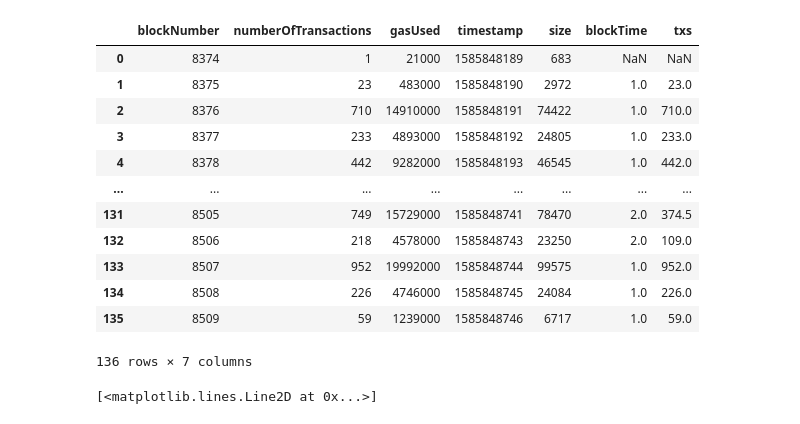
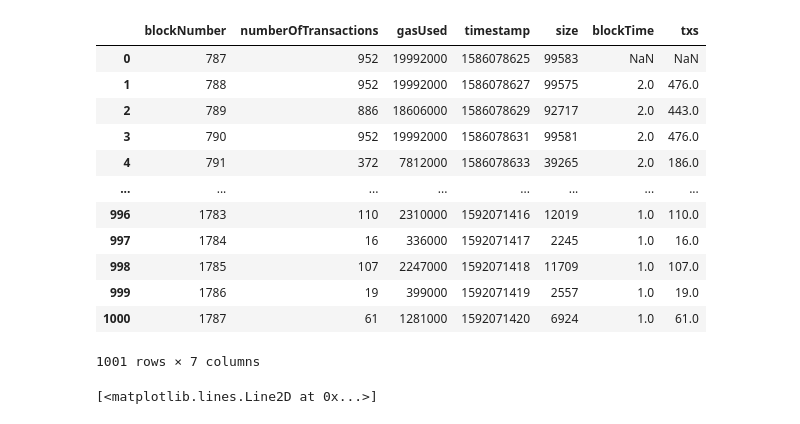
Before and after one commit to lab10-coop/honey-badger-testing, a Jupyter notebook: jupyter/block_analysis.ipynb, the cells around one changed output. Saved outputs shown, nothing was run; the diff lists cells and outputs as text; code cells hidden in the pictures.

Commit message:
performance data after updating 1 Node to new Openethereum Software.

```diff
--- a/jupyter/block_analysis.ipynb
+++ b/jupyter/block_analysis.ipynb
@@ -9,39 +9,40 @@ import matplotlib.pyplot as plt
 # We use larger plot areas, adjust to your needs.
 plt.rcParams["figure.figsize"] = (20, 10)
 # %%
-filepath = 'data/hbbft/data_test_blocks/blocks.log.txt'
+filepath = 'data/hbbft/runUpgrade/throughput1/blocks.blocks.csv'
 df = pd.read_csv(filepath)
-dfFixed = pd.read_csv('data/hbbft/data_test_blocks/blocks_no_js_checks.log.txt')
+# dfFixed = pd.read_csv('data/hbbft/data_test_blocks/blocks_no_js_checks.log.txt')
 
 df['blockTime'] = df.timestamp - df.shift(1).timestamp
-dfFixed['blockTime'] =  dfFixed.timestamp - dfFixed.shift(1).timestamp
+# dfFixed['blockTime'] =  dfFixed.timestamp - dfFixed.shift(1).timestamp
 
 
 df['txs'] = df.numberOfTransactions / df.blockTime
-dfFixed['txs'] = dfFixed.numberOfTransactions / dfFixed.blockTime
+
+# dfFixed['txs'] = dfFixed.numberOfTransactions / dfFixed.blockTime
 
 
 # df.head()
-dfFixed
+df
 # print(df.timeSend)
 # df['before'] = df['timeSend'].shift(1)
 # df['timeSinceLastSend'] = df.timeSend - df.shift(1).timeSend
 # df.head()
 # df.head()
 # %% [output]
 |  | blockNumber | numberOfTransactions | gasUsed | timestamp | size | blockTime | txs |
-| 0 | 8374 | 1 | 21000 | 1585848189 | 683 | NaN | NaN |
-| 1 | 8375 | 23 | 483000 | 1585848190 | 2972 | 1.0 | 23.0 |
-| 2 | 8376 | 710 | 14910000 | 1585848191 | 74422 | 1.0 | 710.0 |
-| 3 | 8377 | 233 | 4893000 | 1585848192 | 24805 | 1.0 | 233.0 |
-| 4 | 8378 | 442 | 9282000 | 1585848193 | 46545 | 1.0 | 442.0 |
+| 0 | 787 | 952 | 19992000 | 1586078625 | 99583 | NaN | NaN |
+| 1 | 788 | 952 | 19992000 | 1586078627 | 99575 | 2.0 | 476.0 |
+| 2 | 789 | 886 | 18606000 | 1586078629 | 92717 | 2.0 | 443.0 |
+| 3 | 790 | 952 | 19992000 | 1586078631 | 99581 | 2.0 | 476.0 |
+| 4 | 791 | 372 | 7812000 | 1586078633 | 39265 | 2.0 | 186.0 |
 | ... | ... | ... | ... | ... | ... | ... | ... |
-| 131 | 8505 | 749 | 15729000 | 1585848741 | 78470 | 2.0 | 374.5 |
-| 132 | 8506 | 218 | 4578000 | 1585848743 | 23250 | 2.0 | 109.0 |
-| 133 | 8507 | 952 | 19992000 | 1585848744 | 99575 | 1.0 | 952.0 |
-| 134 | 8508 | 226 | 4746000 | 1585848745 | 24084 | 1.0 | 226.0 |
-| 135 | 8509 | 59 | 1239000 | 1585848746 | 6717 | 1.0 | 59.0 |
+| 996 | 1783 | 110 | 2310000 | 1592071416 | 12019 | 1.0 | 110.0 |
+| 997 | 1784 | 16 | 336000 | 1592071417 | 2245 | 1.0 | 16.0 |
+| 998 | 1785 | 107 | 2247000 | 1592071418 | 11709 | 1.0 | 107.0 |
+| 999 | 1786 | 19 | 399000 | 1592071419 | 2557 | 1.0 | 19.0 |
+| 1000 | 1787 | 61 | 1281000 | 1592071420 | 6924 | 1.0 | 61.0 |
-136 rows × 7 columns
+1001 rows × 7 columns
 # %%
 plt.plot(dfFixed.numberOfTransactions)
 # %% [output]
```
Also changed, not shown: 20 other files.
